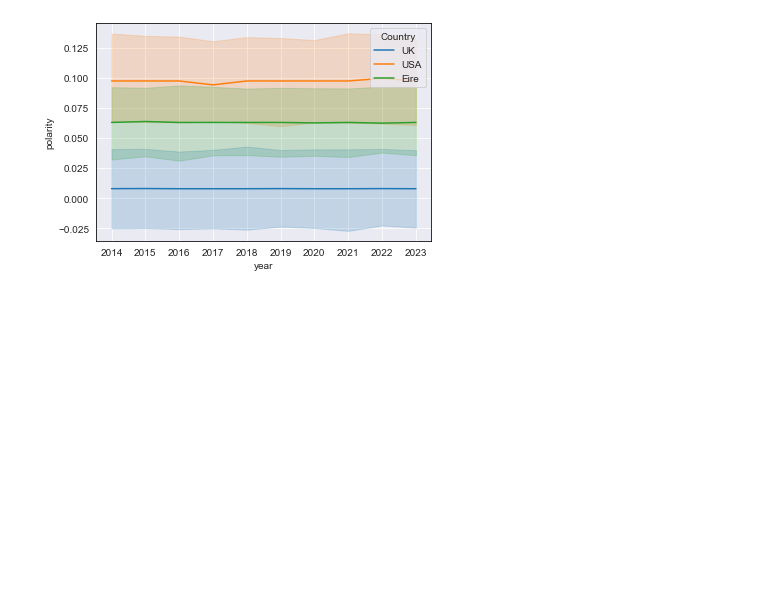
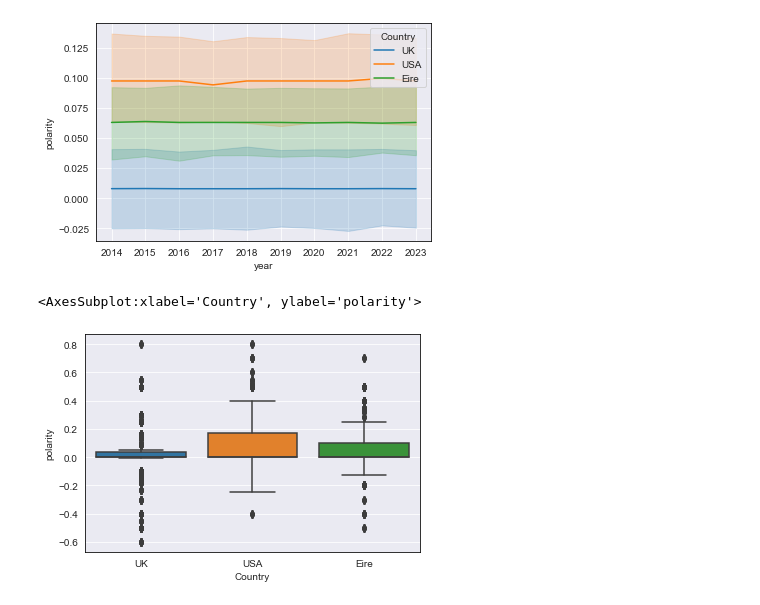
Before and after one commit to alexCCTcollege/CA-2, a Jupyter notebook: Code.ipynb, the cells around one changed output. Saved outputs shown, nothing was run; the diff lists cells and outputs as text; code cells hidden in the pictures; blank space fills up the shorter version.

```diff
--- a/Code.ipynb
+++ b/Code.ipynb
@@ -153,3 +155,8 @@ sns.lineplot(data = headlines,x='year',y='polarity',hue='Country')
 # %% [output]
 <AxesSubplot:xlabel='year', ylabel='polarity'>
 [figure]
+# %%
+sns.boxplot(y= 'polarity',data=headlines,x='Country')
+# %% [output]
+<AxesSubplot:xlabel='Country', ylabel='polarity'>
+[figure, added]
```
Also changed, not shown: parts of 3 cells of this notebook.
